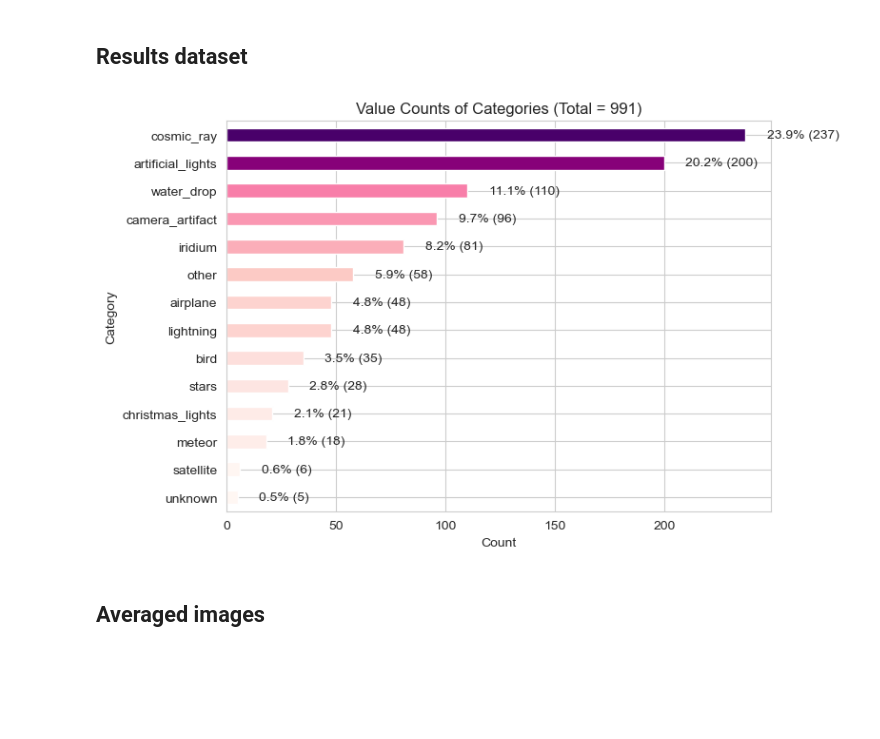
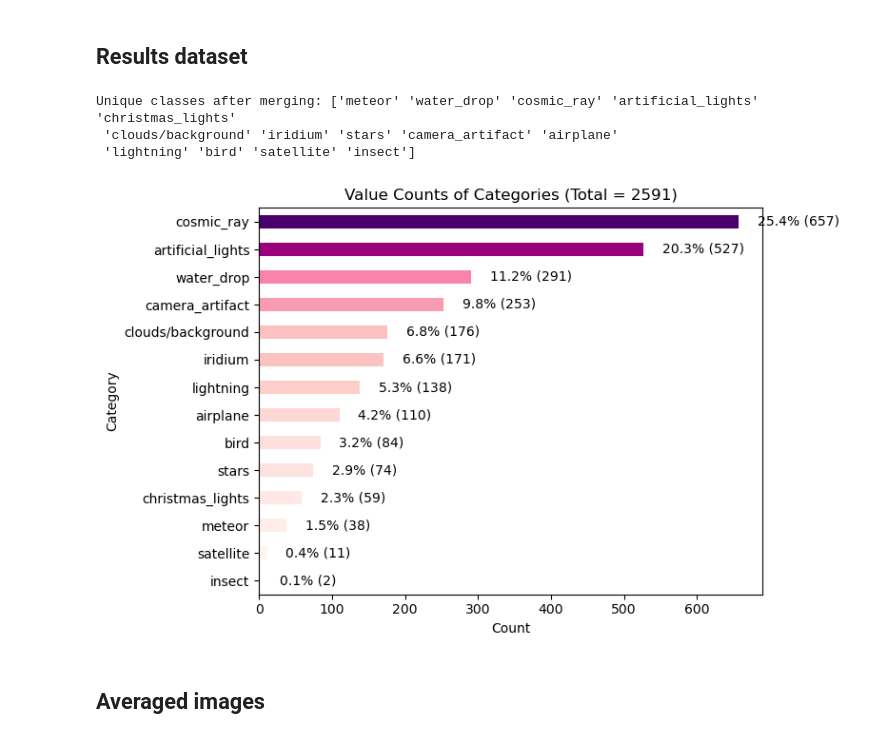
Before and after one commit to aurorapujols/treball-final-de-grau, a Jupyter notebook: notebooks/02_eda.ipynb, the cells around one changed output. Cells and saved outputs as stored; diff of their text form; code cells hidden in the pictures; blank space fills up the shorter version.

```diff
--- a/notebooks/02_eda.ipynb
+++ b/notebooks/02_eda.ipynb
@@ -404,46 +404,65 @@ plt.show()
 # %% [markdown]
 ## Results dataset
 # %%
-labeled_df = pd.read_csv("data/results.csv", sep=";")
+# Load
+df_test = pd.read_csv("data/dataset_test.csv", sep=";")
+df_labeled = pd.read_csv("data/test_set_labels.csv", sep=";")
 
-counts = dict(labeled_df['class'].value_counts())
-for k,v in counts.items():
-    counts[k] = int(v)
+# Set index to filename for both to align them
+df_test.set_index("filename", inplace=True)
+df_labeled.set_index("filename", inplace=True)
 
-for k,v in counts.items():
-    n = min(v, 10)
-    # extract
+# 1. Convert 'unknown' to NaN (the 'holes' we want to fill)
+df_test['class'] = df_test['class'].replace('unknown', np.nan)
+
+# 2. Fill ONLY the NaN holes using df_labeled
+# This will NOT overwrite 'meteor' because 'meteor' is not NaN
+df_test['class'] = df_test['class'].fillna(df_labeled['class'])
+
+# 3. Clean up
+df_test_labeled = df_test.reset_index()
+
+# Verify
+print("Unique classes after merging:", df_test_labeled['class'].unique())
+df_test_labeled.sort_values(by="filename", ascending=True, inplace=True)
+df_test_labeled.head()
+
+df_test_labeled.to_csv("data/dataset_test_labeled.csv", index=False, sep=";")
+# %% [output]
+Unique classes after merging: ['meteor' 'water_drop' 'cosmic_ray' 'artificial_lights' 'christmas_lights'
+ 'clouds/background' 'iridium' 'stars' 'camera_artifact' 'airplane'
+ 'lightning' 'bird' 'satellite' 'insect']
 # %%
 import matplotlib.cm as cm
 import matplotlib.colors as colors
 
-counts = labeled_df["class"].value_counts().sort_values(ascending=True)
+counts = df_test_labeled["class"].value_counts().sort_values(ascending=True)
 total = counts.sum()
 percentages = counts / total * 100
 
 plt.figure(figsize=(8, 5))
 
 # --- NEW: create colors based on bar length ---
 values = counts.values
 norm = colors.Normalize(vmin=values.min(), vmax=values.max())
 cmap = cm.get_cmap("RdPu")        # or "RdPu_r" if you want darkest = largest
 bar_colors = cmap(norm(values))
 
 # Horizontal bar plot with custom colors
 counts.plot(kind='barh', color=bar_colors)
 
 # Add percentage labels to each bar
 for i, (count, pct) in enumerate(zip(counts, percentages)):
     plt.text(count + total*0.01, i, f"{pct:.1f}% ({count})", va='center')
 
 plt.xlabel('Count')
 plt.ylabel('Category')
 plt.title(f'Value Counts of Categories (Total = {total})')
 
 plt.tight_layout()
 plt.show()
 # %% [output]
-[figure, old version]
+[figure, new version]
 # %% [markdown]
 ## Averaged images
 # %%
```
Also changed, not shown: parts of 2 cells of this notebook, 19 other files.
